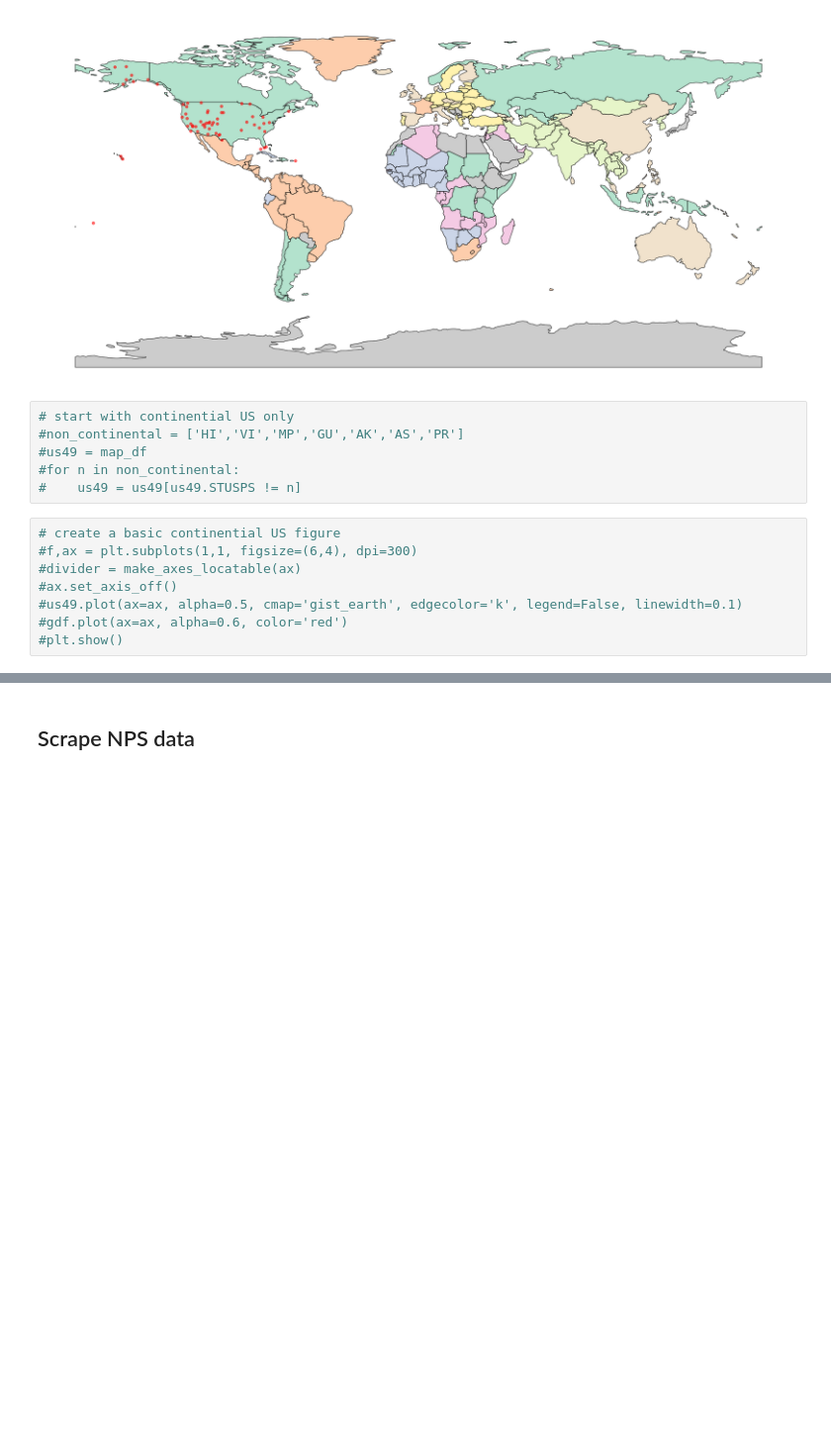
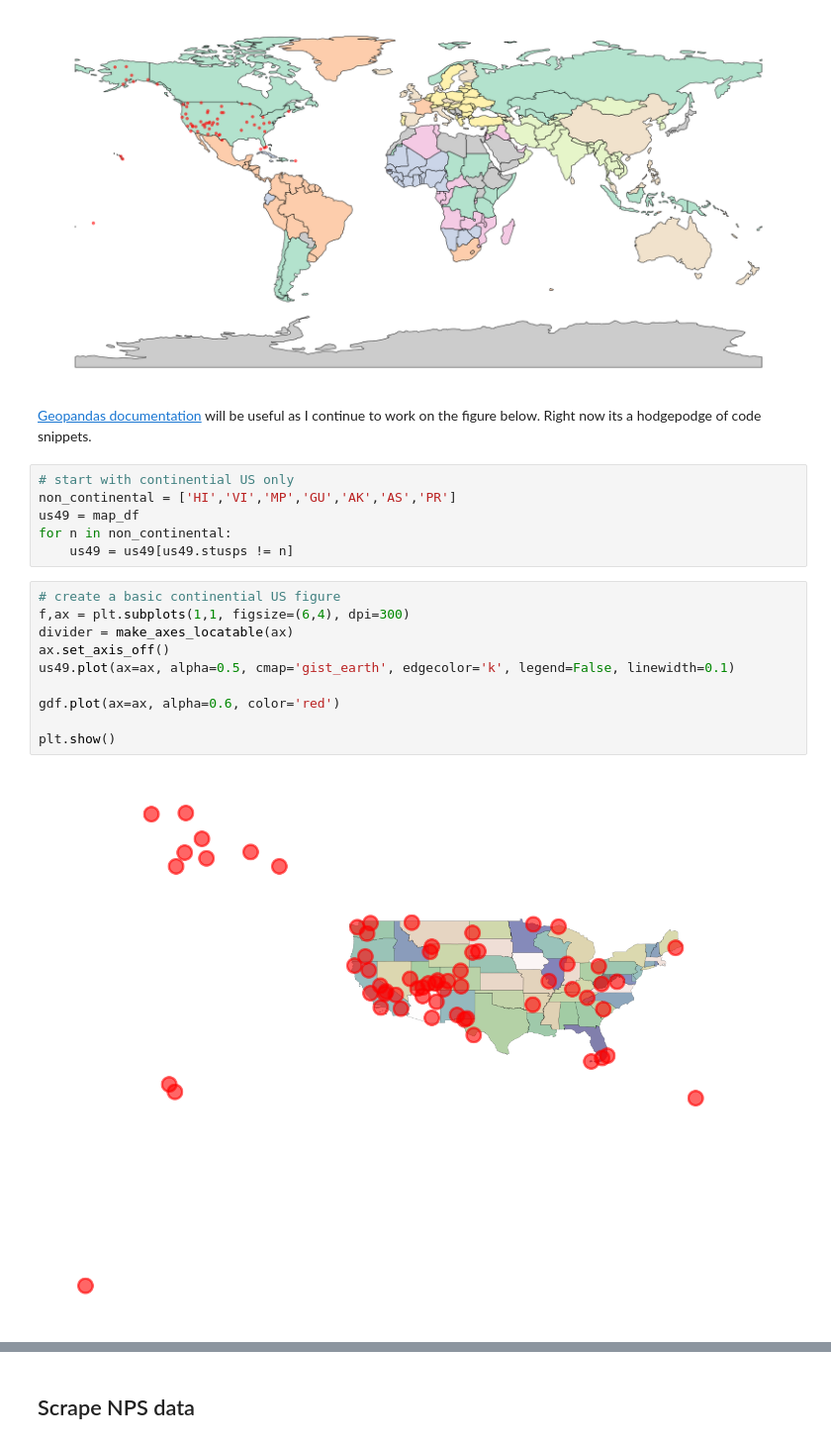
Before and after one commit to bostlund/side_projects, a Jupyter notebook: us_national_parks/us_national_parks.ipynb, the cells around one changed output, grey strips where cells are left out. Shown at 99% size. Drawn from its saved outputs; the diff is of its cells as text; blank space fills up the shorter version.

```diff
--- a/us_national_parks/us_national_parks.ipynb
+++ b/us_national_parks/us_national_parks.ipynb
@@ -203,17 +164,23 @@ gdf.plot(ax=ax, alpha=0.6, color='red')
 plt.show()
 # %% [output]
 [figure]
+# %% [markdown]
+[Geopandas documentation](https://geopandas.org/en/stable/gallery/create_geopandas_from_pandas.html) will be useful as I continue to work on the figure below. Right now its a hodgepodge of code snippets.
 # %%
 # start with continential US only
-#non_continental = ['HI','VI','MP','GU','AK','AS','PR']
-#us49 = map_df
-#for n in non_continental:
-#    us49 = us49[us49.STUSPS != n]
+non_continental = ['HI','VI','MP','GU','AK','AS','PR']
+us49 = map_df
+for n in non_continental:
+    us49 = us49[us49.stusps != n]
 # %%
 # create a basic continential US figure
-#f,ax = plt.subplots(1,1, figsize=(6,4), dpi=300)
-#divider = make_axes_locatable(ax)
-#ax.set_axis_off()
-#us49.plot(ax=ax, alpha=0.5, cmap='gist_earth', edgecolor='k', legend=False, linewidth=0.1)
-#gdf.plot(ax=ax, alpha=0.6, color='red')
-#plt.show()
+f,ax = plt.subplots(1,1, figsize=(6,4), dpi=300)
+divider = make_axes_locatable(ax)
+ax.set_axis_off()
+us49.plot(ax=ax, alpha=0.5, cmap='gist_earth', edgecolor='k', legend=False, linewidth=0.1)
+
+gdf.plot(ax=ax, alpha=0.6, color='red')
+
+plt.show()
+# %% [output]
+[figure, added]
```
Also changed, not shown: parts of 8 cells of this notebook.
